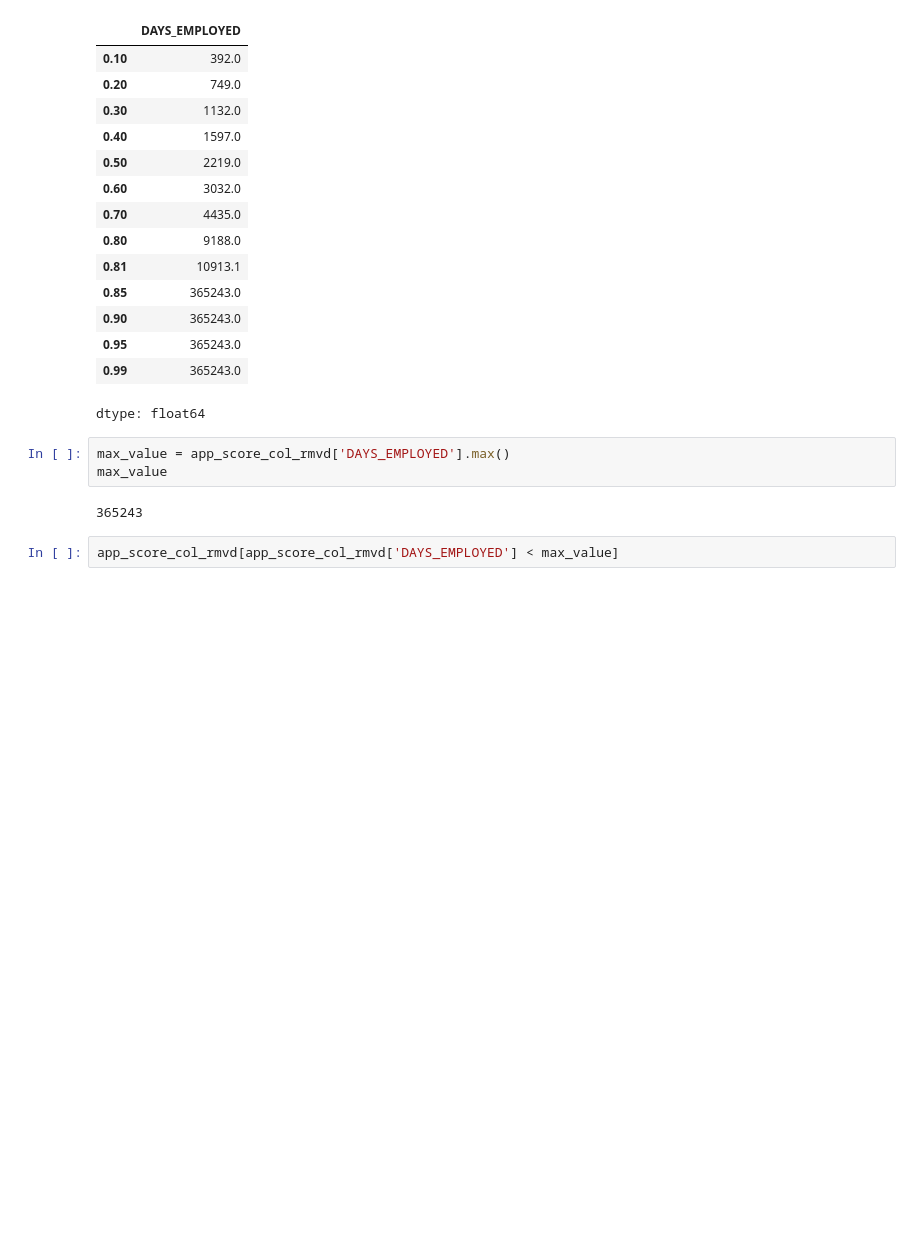
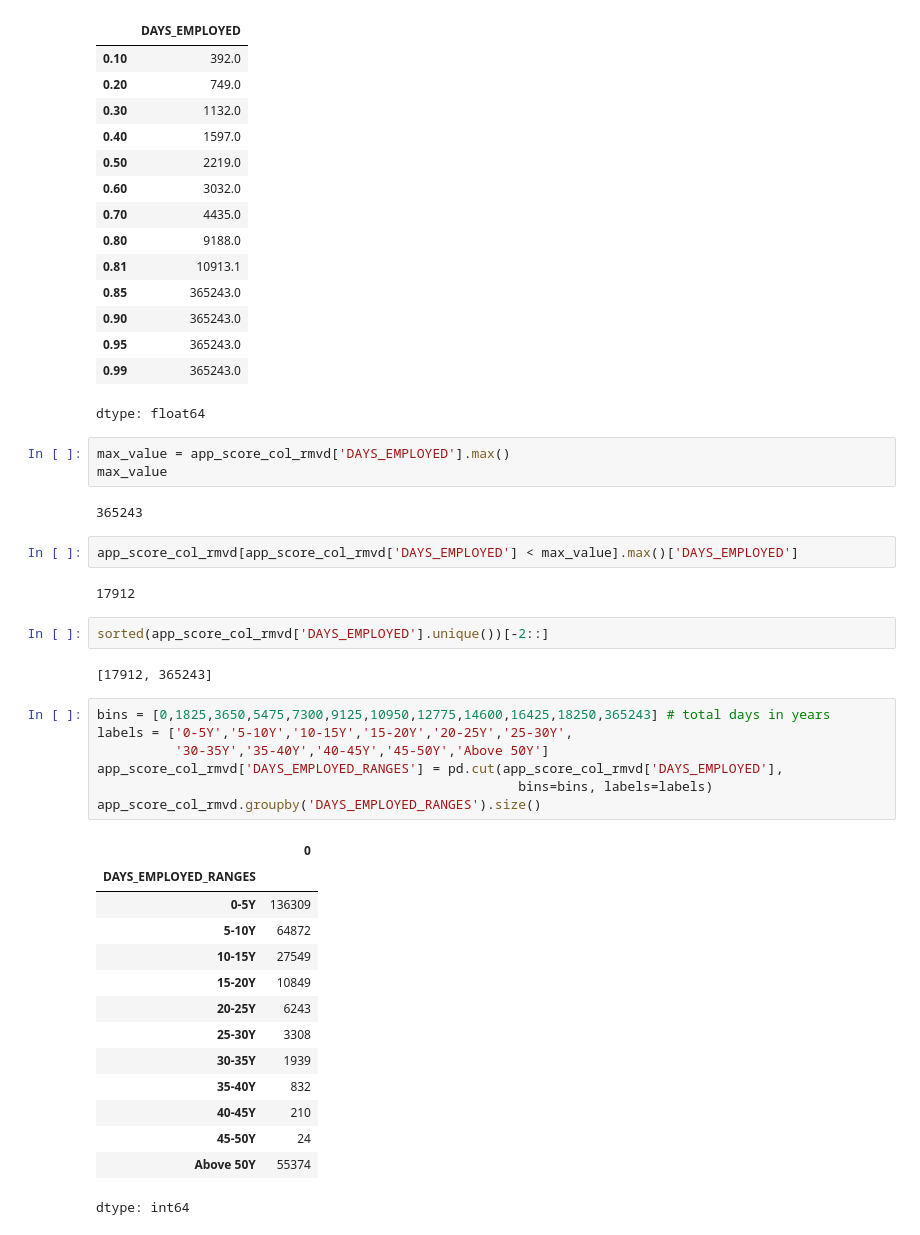
Before and after one commit to htetaunglynn94/portfolio_projects, a Jupyter notebook: eda_on_loan_default.ipynb, the cells around one changed output. Drawn from its saved outputs; the diff is of its cells as text; blank space fills up the shorter version.

```diff
--- a/eda_on_loan_default.ipynb
+++ b/eda_on_loan_default.ipynb
@@ -689,4 +689,32 @@ max_value
 # %% [output]
 365243
 # %%
-app_score_col_rmvd[app_score_col_rmvd['DAYS_EMPLOYED'] < max_value]
+app_score_col_rmvd[app_score_col_rmvd['DAYS_EMPLOYED'] < max_value].max()['DAYS_EMPLOYED']
+# %% [output]
+17912
+# %%
+sorted(app_score_col_rmvd['DAYS_EMPLOYED'].unique())[-2::]
+# %% [output]
+[17912, 365243]
+# %%
+bins = [0,1825,3650,5475,7300,9125,10950,12775,14600,16425,18250,365243] # total days in years
+labels = ['0-5Y','5-10Y','10-15Y','15-20Y','20-25Y','25-30Y',
+          '30-35Y','35-40Y','40-45Y','45-50Y','Above 50Y']
+app_score_col_rmvd['DAYS_EMPLOYED_RANGES'] = pd.cut(app_score_col_rmvd['DAYS_EMPLOYED'],
+                                                      bins=bins, labels=labels)
+app_score_col_rmvd.groupby('DAYS_EMPLOYED_RANGES').size()
+# %% [output]
+|  | 0 |
+| DAYS_EMPLOYED_RANGES |  |
+| 0-5Y | 136309 |
+| 5-10Y | 64872 |
+| 10-15Y | 27549 |
+| 15-20Y | 10849 |
+| 20-25Y | 6243 |
+| 25-30Y | 3308 |
+| 30-35Y | 1939 |
+| 35-40Y | 832 |
+| 40-45Y | 210 |
+| 45-50Y | 24 |
+| Above 50Y | 55374 |
+dtype: int64
```
Also changed, not shown: parts of 5 cells of this notebook.
